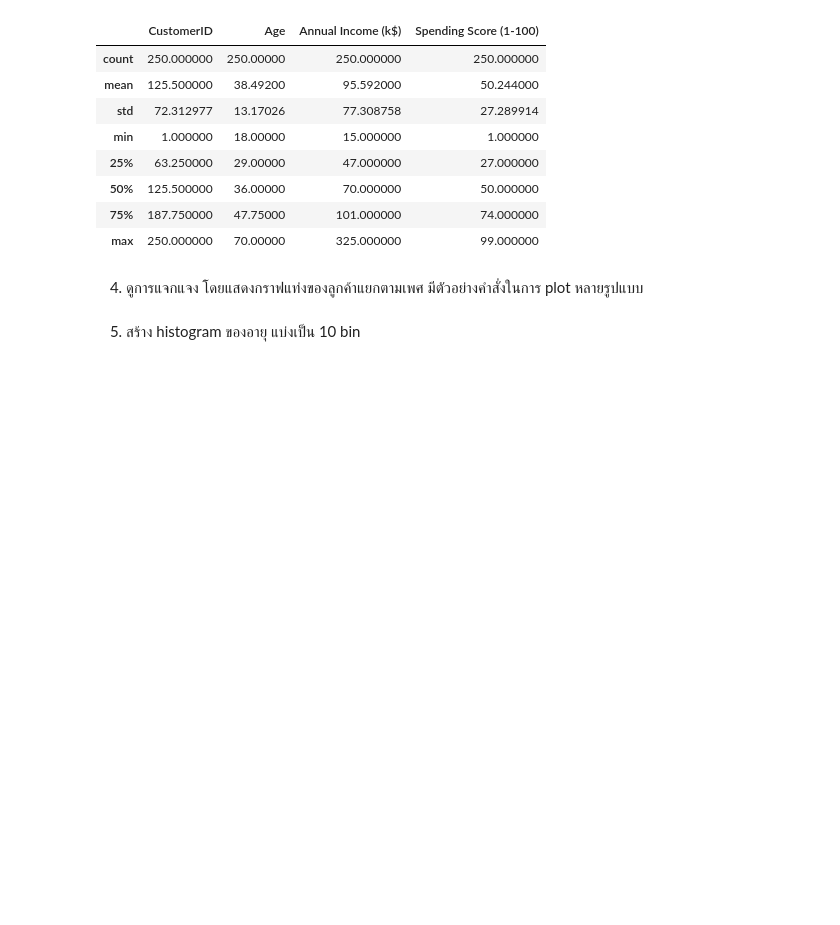
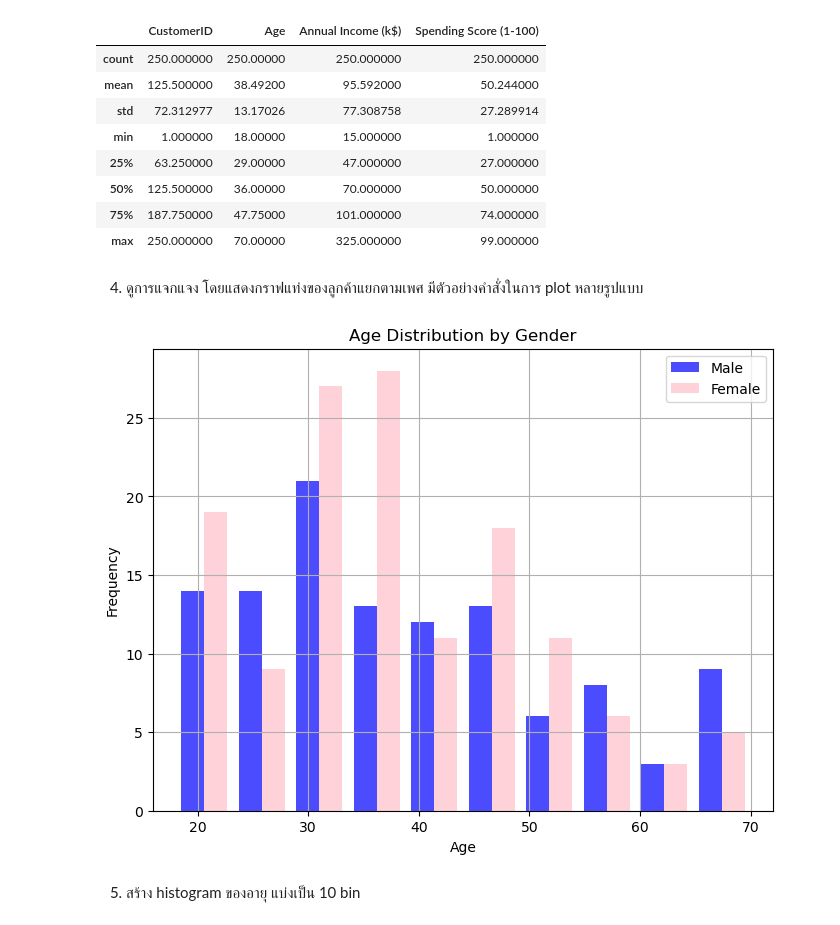
Before and after one commit to Pingasorn/Data_science, a Jupyter notebook: Quiz-K-Means-2023.ipynb, the cells around one changed output. Saved outputs shown, nothing was run; the diff lists cells and outputs as text; code cells hidden in the pictures; blank space fills up the shorter version.

```diff
--- a/Quiz-K-Means-2023.ipynb
+++ b/Quiz-K-Means-2023.ipynb
@@ -63,5 +50,16 @@ df.describe ()
 | max | 250.000000 | 70.00000 | 325.000000 | 99.000000 |
 # %% [markdown]
 4. ดูการแจกแจง โดยแสดงกราฟแท่งของลูกค้าแยกตามเพศ มีตัวอย่างคำสั่งในการ plot หลายรูปแบบ
+# %%
+plt.figure(figsize=(8, 6))
+plt.hist([df[df['Gender'] == 'Male']['Age'], df[df['Gender'] == 'Female']['Age']],
+         bins=10, alpha=0.7, color=['blue', 'pink'], label=['Male', 'Female'])
+plt.title('Age Distribution by Gender')
+plt.xlabel('Age')
+plt.ylabel('Frequency')
+plt.legend()
+plt.grid(True)
+# %% [output]
+[figure, added]
 # %% [markdown]
 5. สร้าง histogram ของอายุ แบ่งเป็น 10 bin
```
Also changed, not shown: parts of 10 cells of this notebook.
